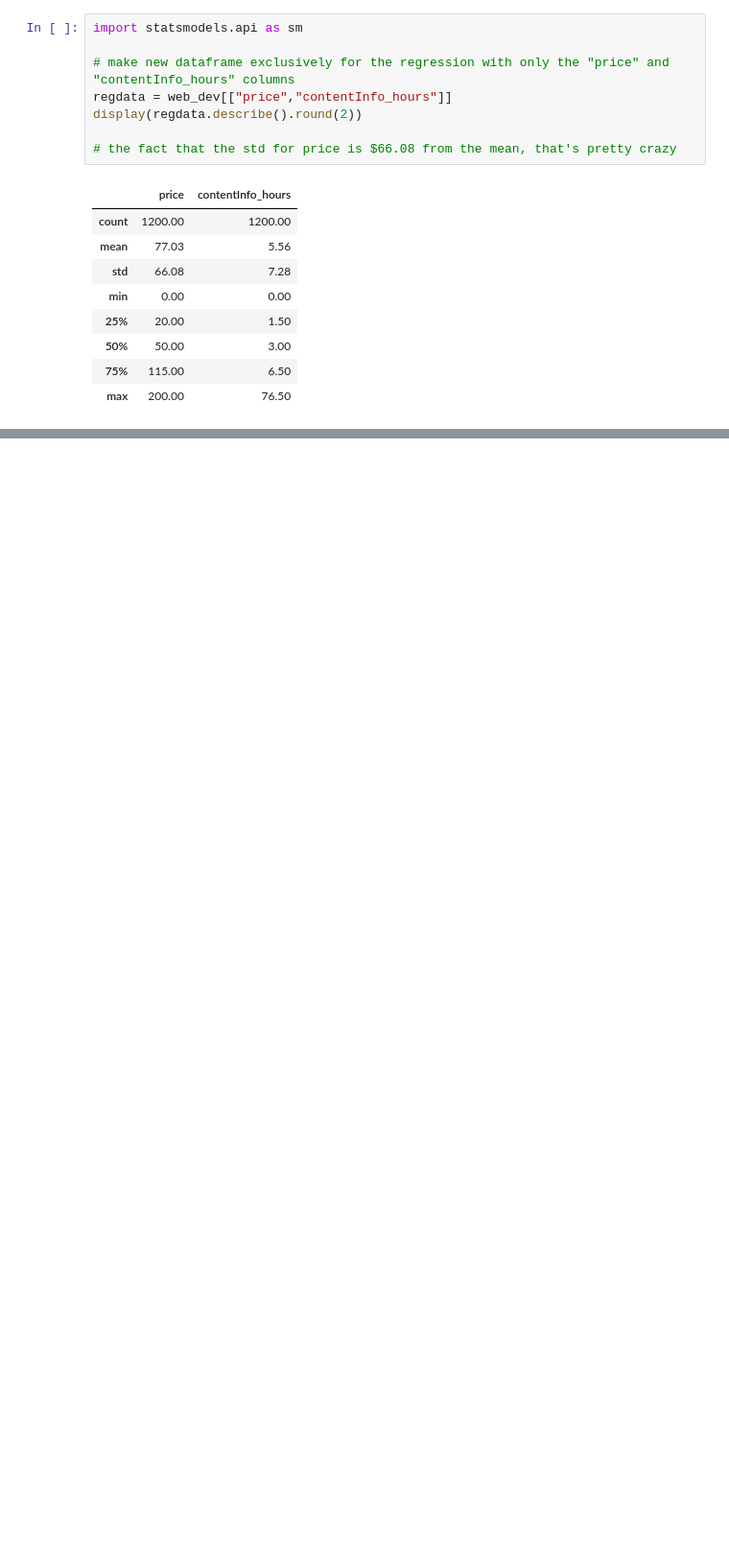
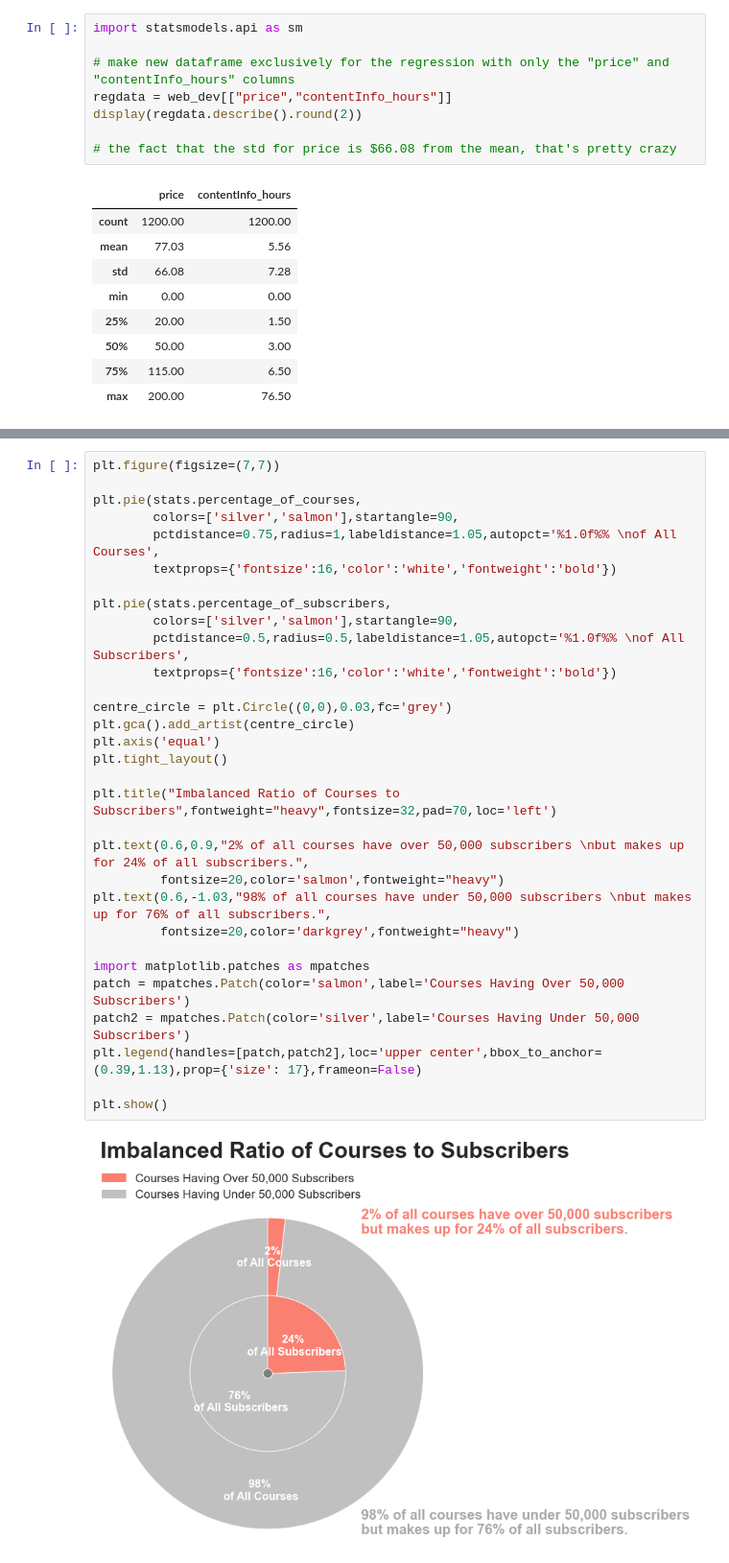
Before and after one commit to willnguyen14/udemy-viz-project, a Jupyter notebook: udemy.ipynb, the cells around one changed output, grey strips where cells are left out. Shown at 96% size. Saved outputs shown, nothing was run; the diff lists cells and outputs as text; blank space fills up the shorter version.

```diff
--- a/udemy.ipynb
+++ b/udemy.ipynb
@@ -589,0 +508,33 @@ Make a storyboard with the data I got.
+# %%
+plt.figure(figsize=(7,7))
+
+plt.pie(stats.percentage_of_courses,
+        colors=['silver','salmon'],startangle=90,
+        pctdistance=0.75,radius=1,labeldistance=1.05,autopct='%1.0f%% \nof All Courses',
+        textprops={'fontsize':16,'color':'white','fontweight':'bold'})
+
+plt.pie(stats.percentage_of_subscribers,
+        colors=['silver','salmon'],startangle=90,
+        pctdistance=0.5,radius=0.5,labeldistance=1.05,autopct='%1.0f%% \nof All Subscribers',
+        textprops={'fontsize':16,'color':'white','fontweight':'bold'})
+
+centre_circle = plt.Circle((0,0),0.03,fc='grey')
+plt.gca().add_artist(centre_circle)
+plt.axis('equal')
+plt.tight_layout()
+
+plt.title("Imbalanced Ratio of Courses to Subscribers",fontweight="heavy",fontsize=32,pad=70,loc='left')
+
+plt.text(0.6,0.9,"2% of all courses have over 50,000 subscribers \nbut makes up for 24% of all subscribers.",
+         fontsize=20,color='salmon',fontweight="heavy")
+plt.text(0.6,-1.03,"98% of all courses have under 50,000 subscribers \nbut makes up for 76% of all subscribers.",
+         fontsize=20,color='darkgrey',fontweight="heavy")
+
+import matplotlib.patches as mpatches
+patch = mpatches.Patch(color='salmon',label='Courses Having Over 50,000 Subscribers')
+patch2 = mpatches.Patch(color='silver',label='Courses Having Under 50,000 Subscribers')
+plt.legend(handles=[patch,patch2],loc='upper center',bbox_to_anchor=(0.39,1.13),prop={'size': 17},frameon=False)
+
+plt.show()
+# %% [output]
+[figure, added]
```
Also changed, not shown: parts of 48 cells of this notebook.
